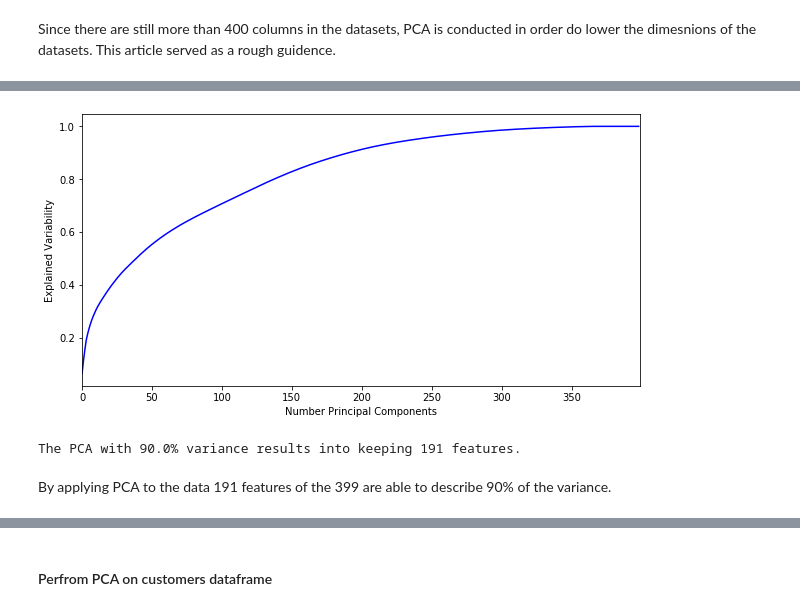
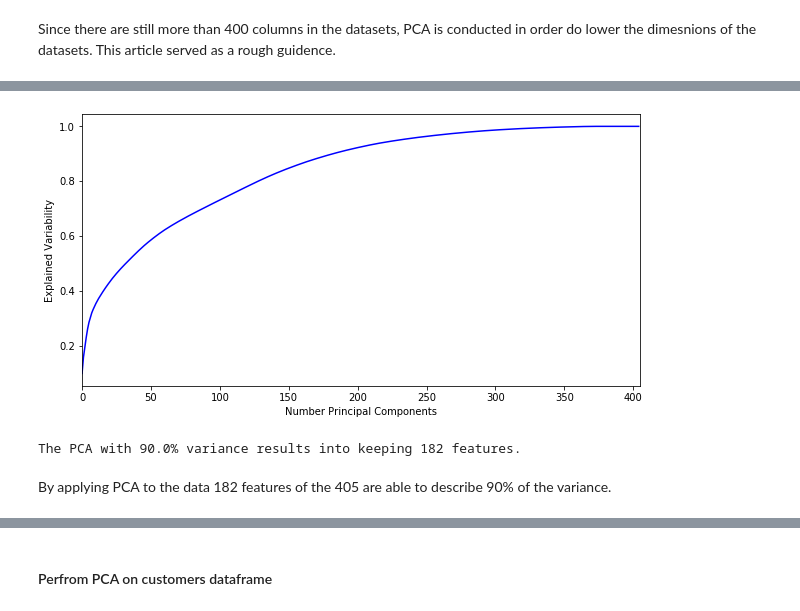
Before and after one commit to git-julian/arvato_udacity, a Jupyter notebook: Arvato_Project_Workbook.ipynb, the cells around one changed output, grey strips where cells are left out. Cells and saved outputs as stored; diff of their text form; code cells hidden in the pictures.

```diff
--- a/Arvato_Project_Workbook.ipynb
+++ b/Arvato_Project_Workbook.ipynb
@@ -754,7 +777,7 @@ az_enc.shape
 # %% [markdown]
 Finally all the above steps are comined into a data preperation pipeline wich is used in the following.
 # %%
-def data_load_and_prep(file_path, train_mode = True):
+def data_load_and_prep(file_path, score_mode = False):
     '''
     This functions loads the csv files into python and provides all the transforamtion on the data that have been shown above.
     Finally it outputs a cleaned dataframe that can be used for machine learning algorithmes
@@ -767,32 +790,34 @@ def data_load_and_prep(file_path, train_mode = True):
 
     '''
 
+
     # 1) Load the data into python
 
     dt = {'CAMEO_INTL_2015': object , 'CAMEO_DEUG_2015': object}
     df = pd.read_csv(file_path, sep=';', dtype=dtypes)
 
     #drop some columns that are not needed
-    if train_mode:
-        dro = ['CUSTOMER_GROUP','ONLINE_PURCHASE','PRODUCT_GROUP']
-        for c in dro:
-            try:
-                df.drop(c,axis=1, inplace = True)
-                print('Drop ',c,' from customers dataset.')
-            except:
-                print('Column ',c,' was not in the df.')
+    dro = ['CUSTOMER_GROUP','ONLINE_PURCHASE','PRODUCT_GROUP']
+    for c in dro:
+        try:
+            df.drop(c,axis=1, inplace = True)
+            print('Drop ',c,' from customers dataset.')
+        except:
+            print('Column ',c,' was not in the df.')
 
-    if train_mode:
+    if score_mode==False:
         df.drop(['LNR'],axis=1, inplace = True)
-        print('LNR Column is droped from the data.')
-    else: print('LNR Column is kept in the data.')
+    else: print('LNR is keept for scoring')
 
     # 2) Change all the values taht are labeld as unkowns in the description file to nan values
     df = change_unknown_to_nan(df)
 
     # 3) Drop colmuns and rows wich exceed a the threshold of 30% of missings
-    if train_mode:
-        df = rem_nas(df)
+    if score_mode == True:
+        tresh_row = 1
+    else: tresh_row=0.8
+
+    df = rem_nas(df,thresh_row = tresh_row)
 
     # 4) Impute the rest of the missings using appropirate strategies
     df = impute_missings(df)
@@ -935,12 +960,12 @@ def apply_pca(df, n_components):
     df_pca = pd.DataFrame(pca.transform(scaled_df))
     return df_pca
 # %%
-azdias_pca, num_pca, pca = choose_principal_components(az_enc, percent=0.9)
+azdias_pca, num_pca, pca = learn_principal_components(az_enc, percent=0.9)
 # %% [output]
-[figure, old version]
+[figure, new version]
-The PCA with 90.0% variance results into keeping 191 features.
+The PCA with 90.0% variance results into keeping 182 features.
 # %% [markdown]
-By applying PCA to the data 191 features of the 399 are able to describe 90% of the variance.
+By applying PCA to the data 182 features of the 405 are able to describe 90% of the variance.
 # %%
 #Plot some numbers about the PCA
 # %%
```
Also changed, not shown: parts of 132 cells of this notebook.
